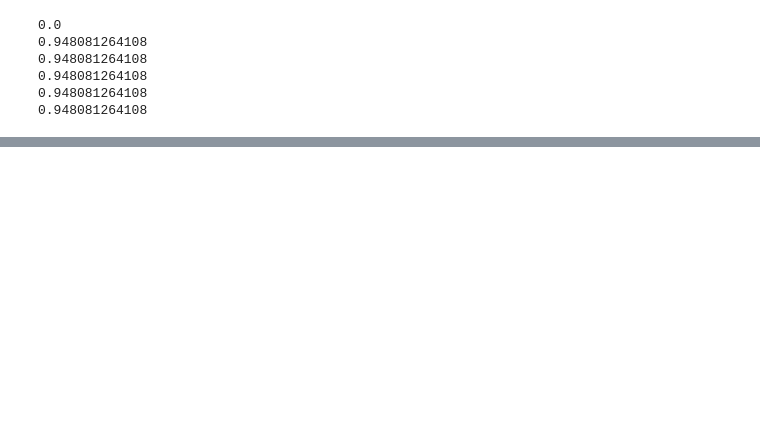
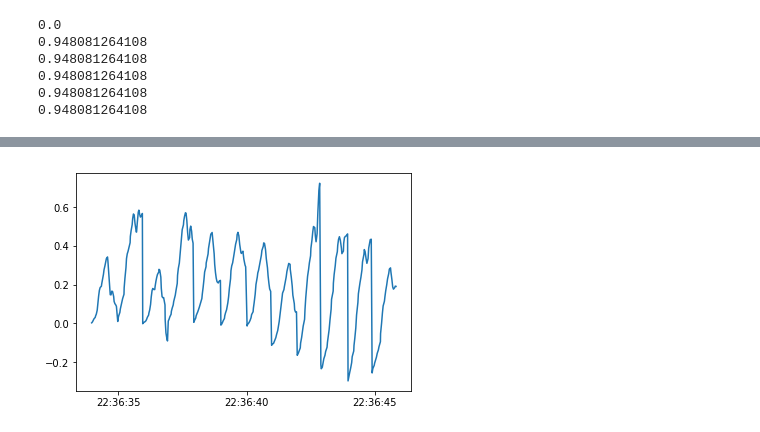
Before and after one commit to Jeoyyyy/Walking_data_analysis, a Jupyter notebook: Margaret/WalkingData.ipynb, the cells around one changed output, grey strips where cells are left out. Cells and saved outputs as stored; diff of their text form; code cells hidden in the pictures; blank space fills up the shorter version.

```diff
--- a/Margaret/WalkingData.ipynb
+++ b/Margaret/WalkingData.ipynb
@@ -194,7 +223,11 @@ plt.show()
 # %%
-steps['initVy'] = np.multiply(0.15* steps['gyroZ'], - np.sin(steps['yaw']))
-steps['initVx'] = np.multiply(0.15* steps['gyroZ'], np.cos(steps['yaw']))
-steps['endVy'] = steps['initVy'].shift(-1)
+# steps['initVy'] = np.multiply(0.15* steps['gyroZ'], np.cos(steps['yaw']))
+# steps['initVx'] = np.multiply(0.15* steps['gyroZ'], np.sin(steps['yaw']))
+# steps['endVy'] = steps['initVy'].shift(-1)
+# steps['endVx'] = steps['initVx'].shift(-1)
+steps['initVy'] = 0
+steps['initVx'] = -0.15* steps['gyroZ']
+steps['endVy'] = 0
 steps['endVx'] = steps['initVx'].shift(-1)
 print(steps)
 # %% [output]
@@ -231,8 +264,8 @@ def calcSpeedX(data, begin, end):
 steps['calcVy'] = steps.apply((lambda row: calcSpeedY(left, row['begin_idx'], row['end_idx'])), axis=1)
 steps['calcVz'] = steps.apply((lambda row: calcSpeedZ(left, row['begin_idx'], row['end_idx'])), axis=1)
 steps['calcVx'] = steps.apply((lambda row: calcSpeedX(left, row['begin_idx'], row['end_idx'])), axis=1)
-steps['calcVy'] = steps['calcVy']+ steps['initVy']
-steps['calcVx'] = steps['calcVx']+ steps['initVx']
+# steps['calcVy'] = steps['calcVy']+ steps['initVy']
+# steps['calcVx'] = steps['calcVx']+ steps['initVx']
 # %%
 print(steps)
 # %% [output]
@@ -377,3 +418,5 @@ plt.show()
 # %%
-plt.plot(left_data['time'], np.abs(left_data['Vx']))
+plt.plot(left_data['time'], left_data['Vx'])
 plt.show()
+# %% [output]
+[figure, added]
```
Also changed, not shown: parts of 16 cells of this notebook.
